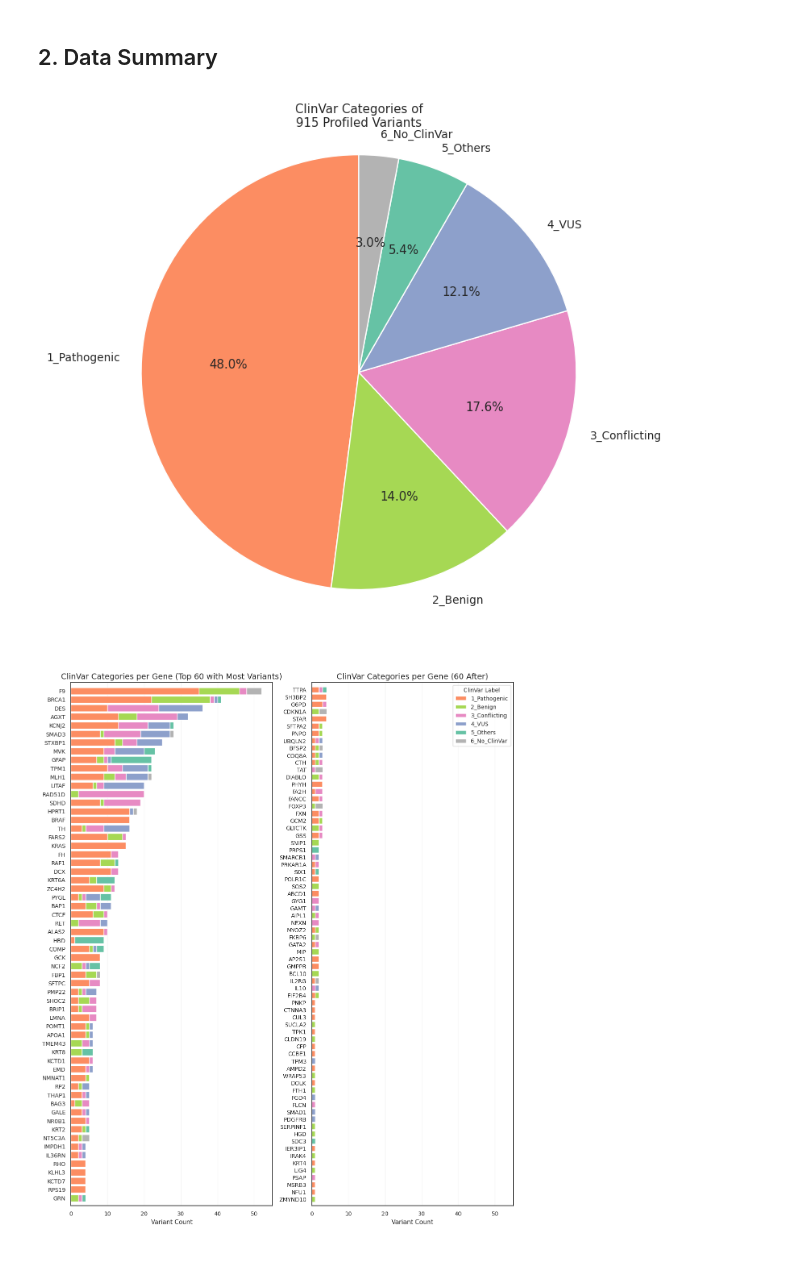
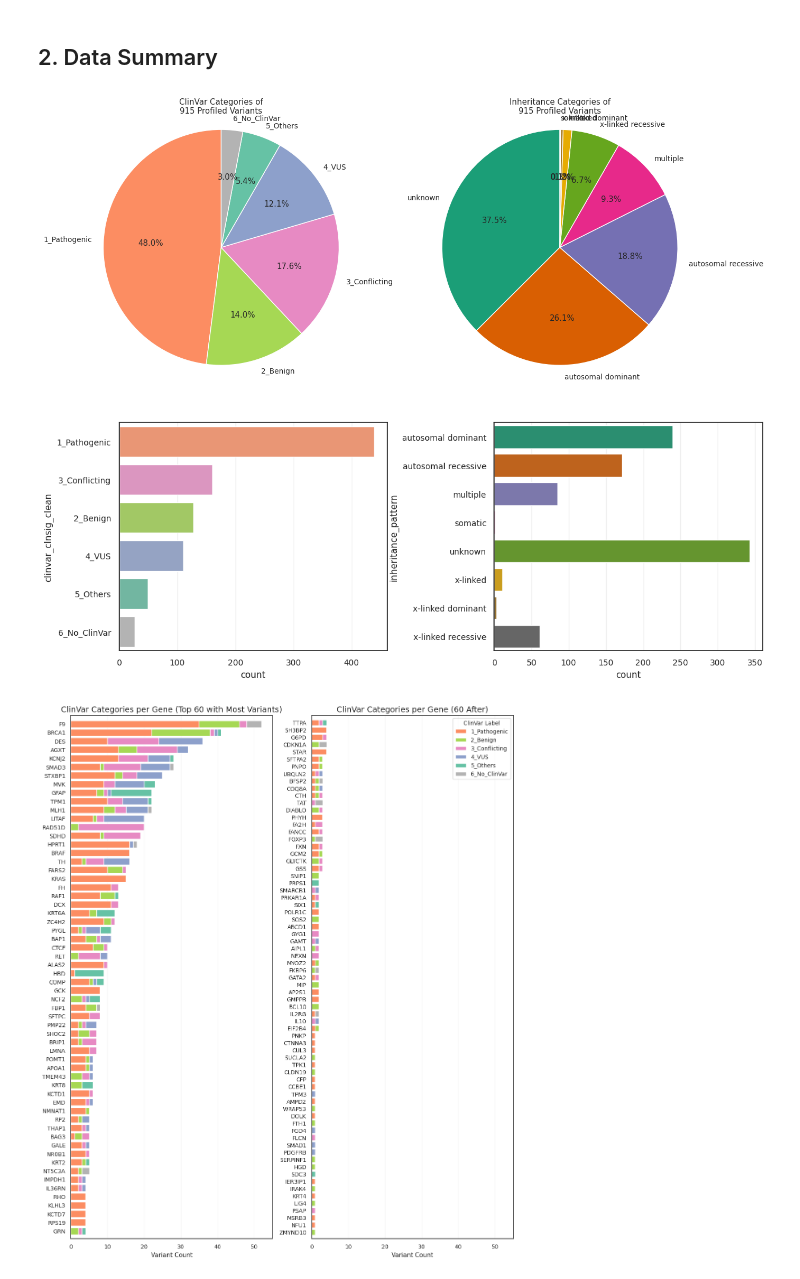
Before and after one commit to broadinstitute/2025_laval_submitted, a Jupyter notebook: 2_individual_assay_results/imaging/2_analysis/2_analyze_cp_results/0_results_summary.ipynb, the cells around one changed output. Saved outputs shown, nothing was run; the diff lists cells and outputs as text; code cells hidden in the pictures.

```diff
--- a/2_individual_assay_results/imaging/2_analysis/2_analyze_cp_results/0_results_summary.ipynb
+++ b/2_individual_assay_results/imaging/2_analysis/2_analyze_cp_results/0_results_summary.ipynb
@@ -219,28 +199,60 @@ shape: (223, 3)
 # %%
 df = imaging_summary_clinvar.to_pandas() ## drop_nulls("clinvar_clnsig_clean").
 
 # Count category frequencies
 counts = df["clinvar_clnsig_clean"].value_counts()
-
 # Sort categories if you want specific order
 category_order = sorted(df["clinvar_clnsig_clean"].unique())
 counts = counts.reindex([cat for cat in category_order if cat in counts.index])
 clinvar_palette_old = palette_dict["clinvar_clnsig_clean"]
-
 # Plot pie chart
-fig, ax = plt.subplots(figsize=(8, 8))
-ax.pie(
+fig, ax = plt.subplots(1,2, figsize=(14, 6))
+ax[0].pie(
     counts,
     labels=counts.index,
     autopct='%1.1f%%',
     startangle=90,
     colors=clinvar_palette_old.values()
 )
-ax.set_title(f"ClinVar Categories of\n{df.shape[0]} Profiled Variants",y=.94)
+ax[0].set_title(f"ClinVar Categories of\n{df.shape[0]} Profiled Variants",y=.94)
+
+counts = df["inheritance_pattern"].value_counts()
+ax[1].pie(
+    counts,
+    labels=counts.index,
+    autopct='%1.1f%%',
+    startangle=90,
+    colors=sns.color_palette("Dark2")
+)
+ax[1].set_title(f"Inheritance Categories of\n{df.shape[0]} Profiled Variants",y=.94)
+
 plt.tight_layout()
 plt.show()
 # %% [output]
-[figure, old version]
+[figure, new version]
+# %%
+fig, axes = plt.subplots(1,2,figsize=(14,5))
+sns.barplot(data=clin_counts.reset_index(),
+           y="clinvar_clnsig_clean",
+           x="count",
+           hue="clinvar_clnsig_clean",
+           palette=[clinvar_palette_old[k] for k in clin_counts.index],
+            ax=axes[0]
+)
+sns.barplot(data=inh_counts.reset_index(),
+           y="inheritance_pattern",
+           x="count",
+            hue="inheritance_pattern",
+           palette="Dark2",
+            ax=axes[1]
+)
+axes[0].grid(alpha=.3, axis="x")
+axes[1].grid(alpha=.3, axis="x")
+
+plt.subplots_adjust(wspace=.4)
+plt.show()
+# %% [output]
+[figure, added]
 # %%
 # 2. Count per (gene, category)
 top_num = 60
```
Also changed, not shown: parts of 13 cells of this notebook, 20 other files.
